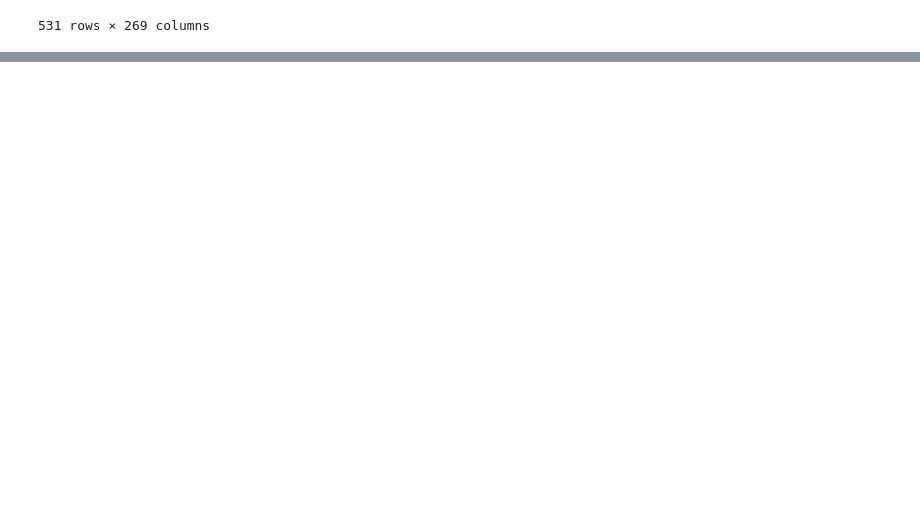
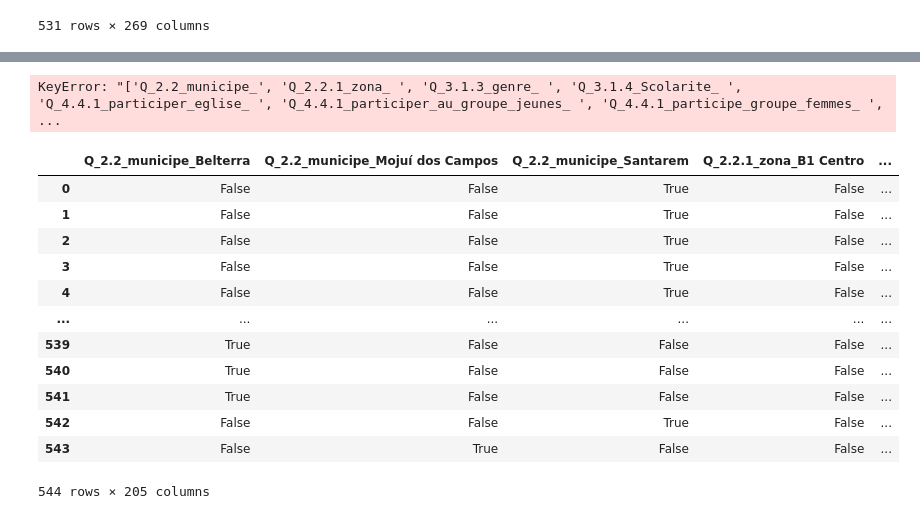
Before and after one commit to KarimTchere/MarathonDuWeb_SojAmaz, a Jupyter notebook: Data/data_traitement.ipynb, the cells around one changed output, grey strips where cells are left out. Saved outputs shown, nothing was run; the diff lists cells and outputs as text; code cells hidden in the pictures; blank space fills up the shorter version.

```diff
--- a/Data/data_traitement.ipynb
+++ b/Data/data_traitement.ipynb
@@ -66,0 +71,37 @@ tets.to_csv('tropcool1.csv')
+# %%
+colonnes_catégorielles = ['Q_2.2_municipe_', 'Q_2.2.1_zona_ ', 'Q_3.1.3_genre_ ','Q_3.1.4_Scolarite_ ','Q_3.3.2_temps_communautes_ ','Q_4.4.1_participer_eglise_ ',
+                         'Q_4.4.1_participer_au_groupe_jeunes_ ','Q_4.4.1_participe_groupe_femmes_ ','Q_4.4.1_participer_syndicat_ ',
+                         'Q_4.4.1_participer_a_la_cooperation_ ','Q_4.4.1_participer_a_la_communaute_associative_ ','Q_4.4.1_participer_au_football_de_club_ ',
+                         'Q_4.5.1_revenu_travail_exterieur_ ',"Q_6.1.2_emploi_main_d'oeuvre_ ","Q_6.1.4.2_Insecticides_chimiques_ ",
+                         "Q_6.1.4.2_defensifs_naturels_ ","Q_6.1.4.3_herbicide_ ","Q_6.2.1_Produits_chimiques_ ","Q_7.2.1_revenu_agricole_bon_mois_ ",
+                         "Q_7.2.2_revenu_agricole_mois_difficile_ ", "Q_7.6.3_frequence_visites_ ", "Q_8.1.2_titre du bien_ ",
+                         'Q_8.4.1_nouvelles_terres_ ',"Q_9.3.1.5_Sources d'eau de sechage_ ","Q_9.4.1_Changes_apres_soja_ ",
+                         "Q_9.4.1.3_quand_changements_lies_soja_ ", "Q_9.5.1_enfants_veulent_continuer_leur_activite_agricole_ ",
+                         "Q_9.6.1_situation_communautaire_sante_ ","Q_9.6.1_situation_communaute_education_ ","Q_9.6.1_situation_communaute_production_agricole_ "
+                         ,"Q_9.6.1_situation_communaute_route_transport_ ","Q_9.6.1_situation_communaute_liens_sociaux_ ","Q_9.6.1_situation_communaute_relations_autres_acteurs_dont_soja_ "
+                         ,"Q_9.6.1_situation_communaute_pouvoirs_publics_ ", "Q_9.6.2_changements_15ans_sante_ ","Q_9.6.2_changements_15ans_education_ "
+                         ,"Q_9.6.2_changements_15ans_production_agricole_ ", "Q_9.6.2_changements_15ans_transport_route_ ","Q_9.6.2_changements_15ans_liens_sociaux_ ",
+                         "Q_9.6.2_changements_15ans_acteurs_exterieurs_ ","Q_9.6.2_changements_15ans_pouvoirs_publics_ ","Q_9.6.3_situation_agricole_familiale_ "
+                         ,"Q_9.6.3_situation_communaute_si_continue_ ","Q_9.6.3_situation_soja_si_continue_ "]
+# %%
+colonnes_binaires = pd.get_dummies(binaire[colonnes_catégorielles])
+# %%
+colonnes_binaires.drop(colonnes_catégorielles, axis=1, inplace=True)
+# %% [output]
+KeyError: "['Q_2.2_municipe_', 'Q_2.2.1_zona_ ', 'Q_3.1.3_genre_ ', 'Q_3.1.4_Scolarite_ ', 'Q_4.4.1_participer_eglise_ ', 'Q_4.4.1_participer_au_groupe_jeunes_ ', 'Q_4.4.1_participe_groupe_femmes_ ',  ...
+# %%
+colonnes_binaires
+# %% [output]
+|  | Q_2.2_municipe_Belterra | Q_2.2_municipe_Mojuí dos Campos | Q_2.2_municipe_Santarem | Q_2.2.1_zona_B1 Centro | ... |
+| 0 | False | False | True | False | ... |
+| 1 | False | False | True | False | ... |
+| 2 | False | False | True | False | ... |
+| 3 | False | False | True | False | ... |
+| 4 | False | False | True | False | ... |
+| ... | ... | ... | ... | ... | ... |
+| 539 | True | False | False | False | ... |
+| 540 | True | False | False | False | ... |
+| 541 | True | False | False | False | ... |
+| 542 | False | False | True | False | ... |
+| 543 | False | True | False | False | ... |
+544 rows × 205 columns
```
Also changed, not shown: parts of 9 cells of this notebook, 3 other files.
